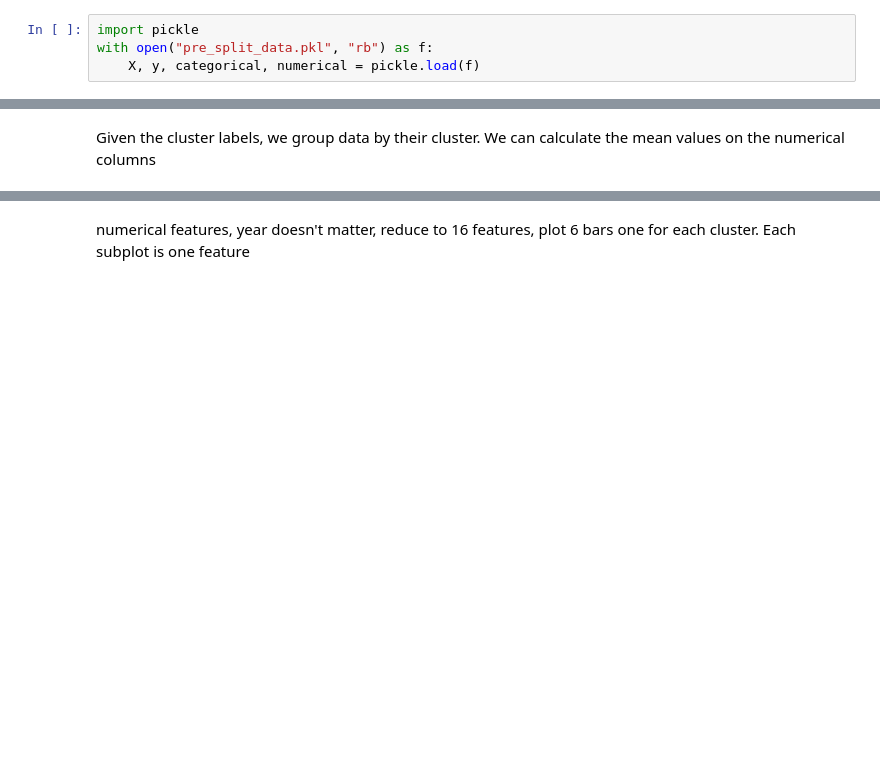
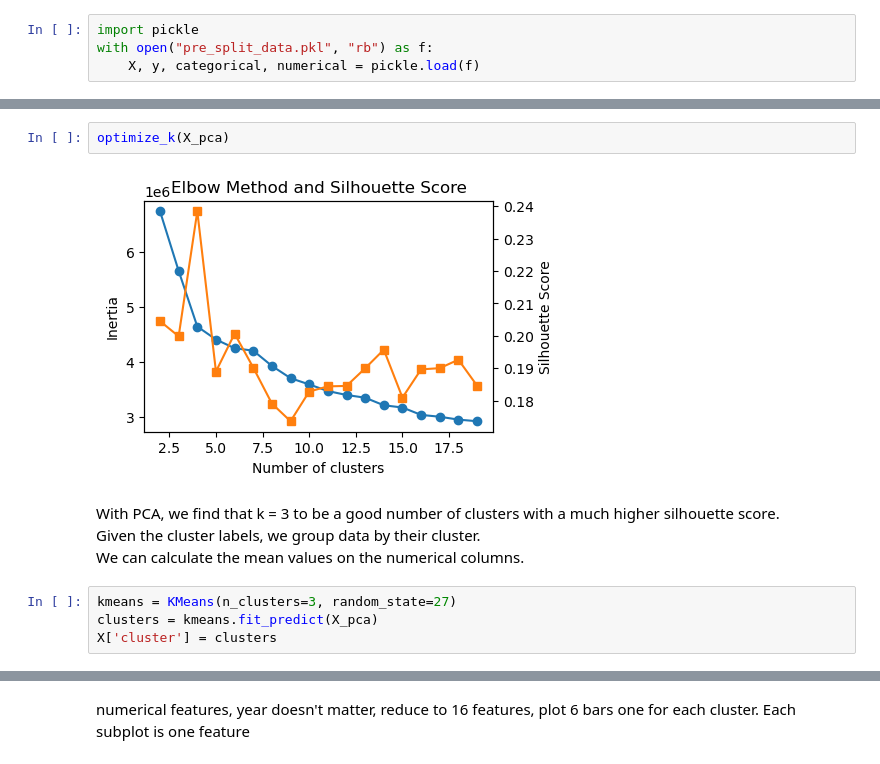
Before and after one commit to yang3410/Chase-take-home-project, a Jupyter notebook: Clustering.ipynb, the cells around one changed output, grey strips where cells are left out. Drawn from its saved outputs; the diff is of its cells as text; blank space fills up the shorter version.

```diff
--- a/Clustering.ipynb
+++ b/Clustering.ipynb
@@ -131,6 +83,15 @@ Silhouette score (sample): 0.262
+# %%
+optimize_k(X_pca)
+# %% [output]
+[figure, added]
 # %% [markdown]
-Given the cluster labels, we group data by their cluster.
-We can calculate the mean values on the numerical columns
+With PCA, we find that k = 3 to be a good number of clusters with a much higher silhouette score. \
+Given the cluster labels, we group data by their cluster. \
+We can calculate the mean values on the numerical columns.
+# %%
+kmeans = KMeans(n_clusters=3, random_state=27)
+clusters = kmeans.fit_predict(X_pca)
+X['cluster'] = clusters
 # %%
 # need a different split of num vs cat
 
```
Also changed, not shown: parts of 21 cells of this notebook, 9 other files.
